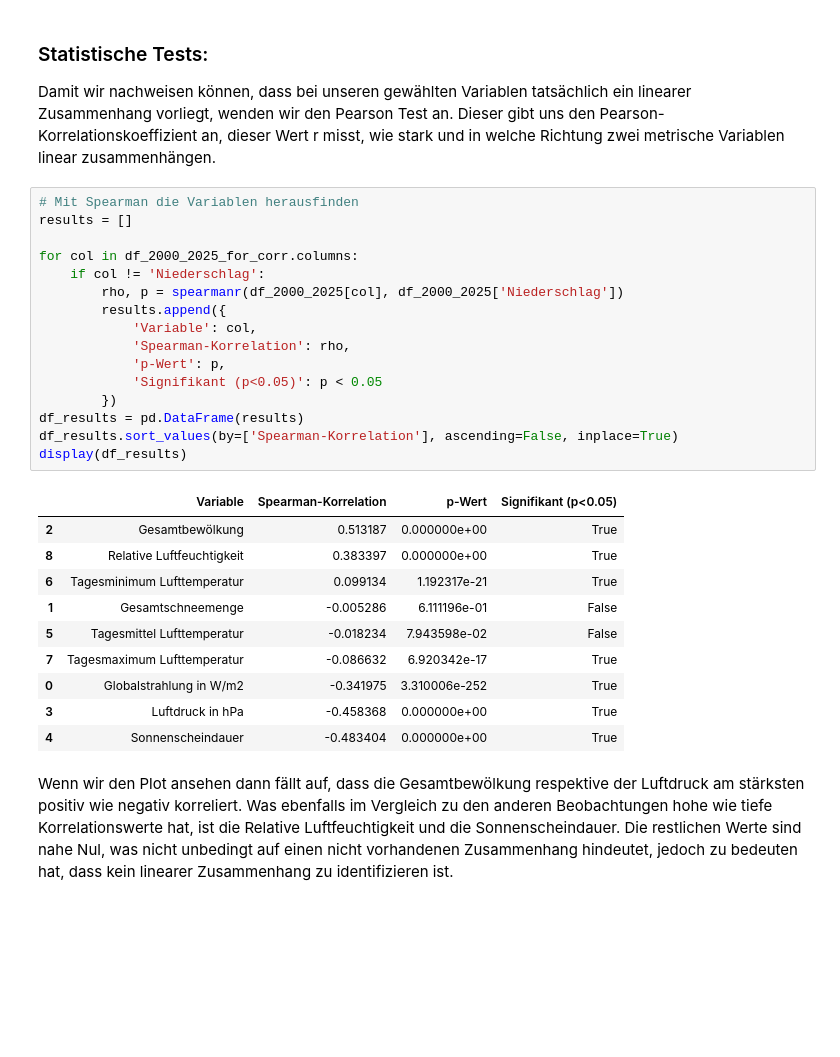
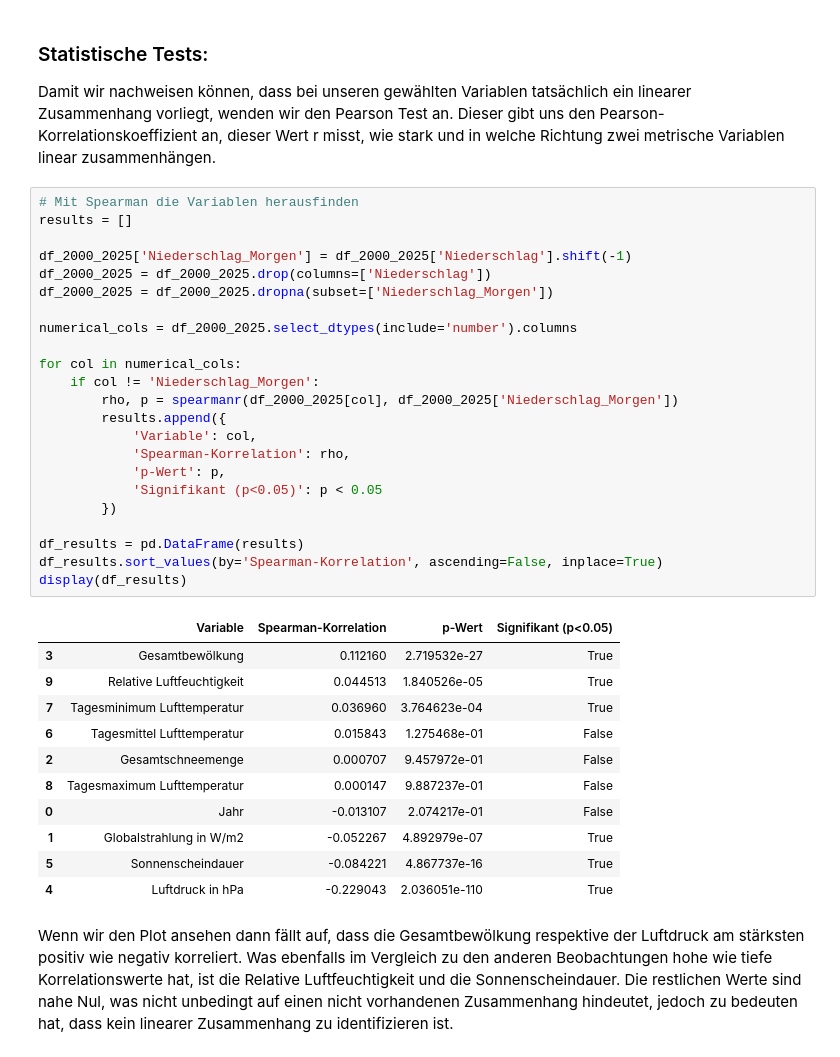
Before and after one commit to Mila19058/WER_Chellenge, a Jupyter notebook: sample.ipynb, the cells around one changed output. Saved outputs shown, nothing was run; the diff lists cells and outputs as text; blank space fills up the shorter version.

```diff
--- a/sample.ipynb
+++ b/sample.ipynb
@@ -215,30 +218,38 @@ Damit wir nachweisen können, dass bei unseren gewählten Variablen tatsächlich
 # %%
 # Mit Spearman die Variablen herausfinden
 results = []
 
-for col in df_2000_2025_for_corr.columns:
-    if col != 'Niederschlag':
-        rho, p = spearmanr(df_2000_2025[col], df_2000_2025['Niederschlag'])
+df_2000_2025['Niederschlag_Morgen'] = df_2000_2025['Niederschlag'].shift(-1)
+df_2000_2025 = df_2000_2025.drop(columns=['Niederschlag'])
+df_2000_2025 = df_2000_2025.dropna(subset=['Niederschlag_Morgen'])
+
+numerical_cols = df_2000_2025.select_dtypes(include='number').columns
+
+for col in numerical_cols:
+    if col != 'Niederschlag_Morgen':
+        rho, p = spearmanr(df_2000_2025[col], df_2000_2025['Niederschlag_Morgen'])
         results.append({
             'Variable': col,
             'Spearman-Korrelation': rho,
             'p-Wert': p,
             'Signifikant (p<0.05)': p < 0.05
         })
+
 df_results = pd.DataFrame(results)
-df_results.sort_values(by=['Spearman-Korrelation'], ascending=False, inplace=True)
+df_results.sort_values(by='Spearman-Korrelation', ascending=False, inplace=True)
 display(df_results)
 # %% [output]
 |  | Variable | Spearman-Korrelation | p-Wert | Signifikant (p<0.05) |
-| 2 | Gesamtbewölkung | 0.513187 | 0.000000e+00 | True |
-| 8 | Relative Luftfeuchtigkeit | 0.383397 | 0.000000e+00 | True |
-| 6 | Tagesminimum Lufttemperatur | 0.099134 | 1.192317e-21 | True |
-| 1 | Gesamtschneemenge | -0.005286 | 6.111196e-01 | False |
-| 5 | Tagesmittel Lufttemperatur | -0.018234 | 7.943598e-02 | False |
-| 7 | Tagesmaximum Lufttemperatur | -0.086632 | 6.920342e-17 | True |
-| 0 | Globalstrahlung in W/m2 | -0.341975 | 3.310006e-252 | True |
-| 3 | Luftdruck in hPa | -0.458368 | 0.000000e+00 | True |
-| 4 | Sonnenscheindauer | -0.483404 | 0.000000e+00 | True |
+| 3 | Gesamtbewölkung | 0.112160 | 2.719532e-27 | True |
+| 9 | Relative Luftfeuchtigkeit | 0.044513 | 1.840526e-05 | True |
+| 7 | Tagesminimum Lufttemperatur | 0.036960 | 3.764623e-04 | True |
+| 6 | Tagesmittel Lufttemperatur | 0.015843 | 1.275468e-01 | False |
+| 2 | Gesamtschneemenge | 0.000707 | 9.457972e-01 | False |
+| 8 | Tagesmaximum Lufttemperatur | 0.000147 | 9.887237e-01 | False |
+| 0 | Jahr | -0.013107 | 2.074217e-01 | False |
+| 1 | Globalstrahlung in W/m2 | -0.052267 | 4.892979e-07 | True |
+| 5 | Sonnenscheindauer | -0.084221 | 4.867737e-16 | True |
+| 4 | Luftdruck in hPa | -0.229043 | 2.036051e-110 | True |
 # %% [markdown]
 Wenn wir den Plot ansehen dann fällt auf, dass die Gesamtbewölkung respektive der Luftdruck am stärksten positiv wie negativ korreliert.
 Was ebenfalls im Vergleich zu den anderen Beobachtungen hohe wie tiefe Korrelationswerte hat, ist die Relative Luftfeuchtigkeit und die
```
Also changed, not shown: parts of 13 cells of this notebook.
